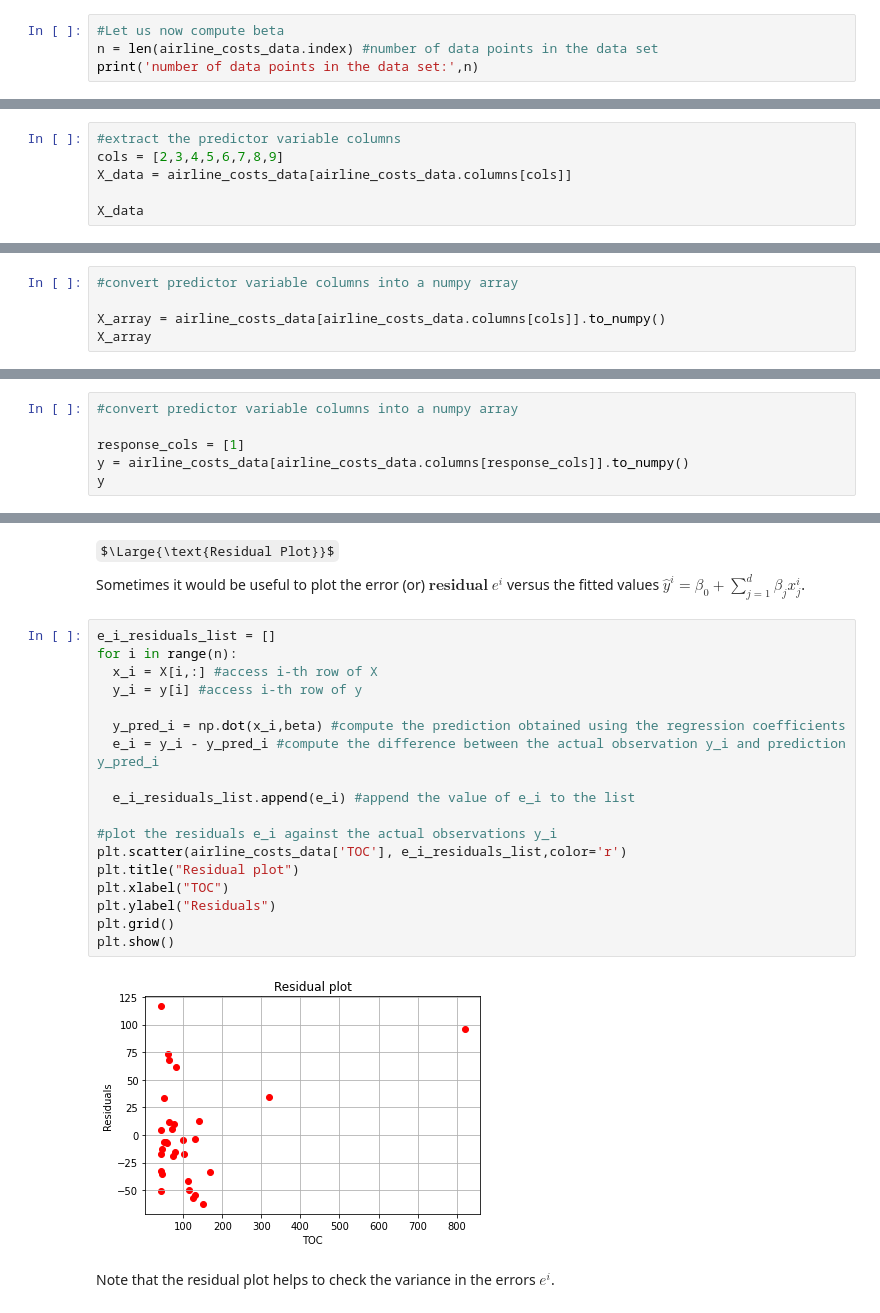
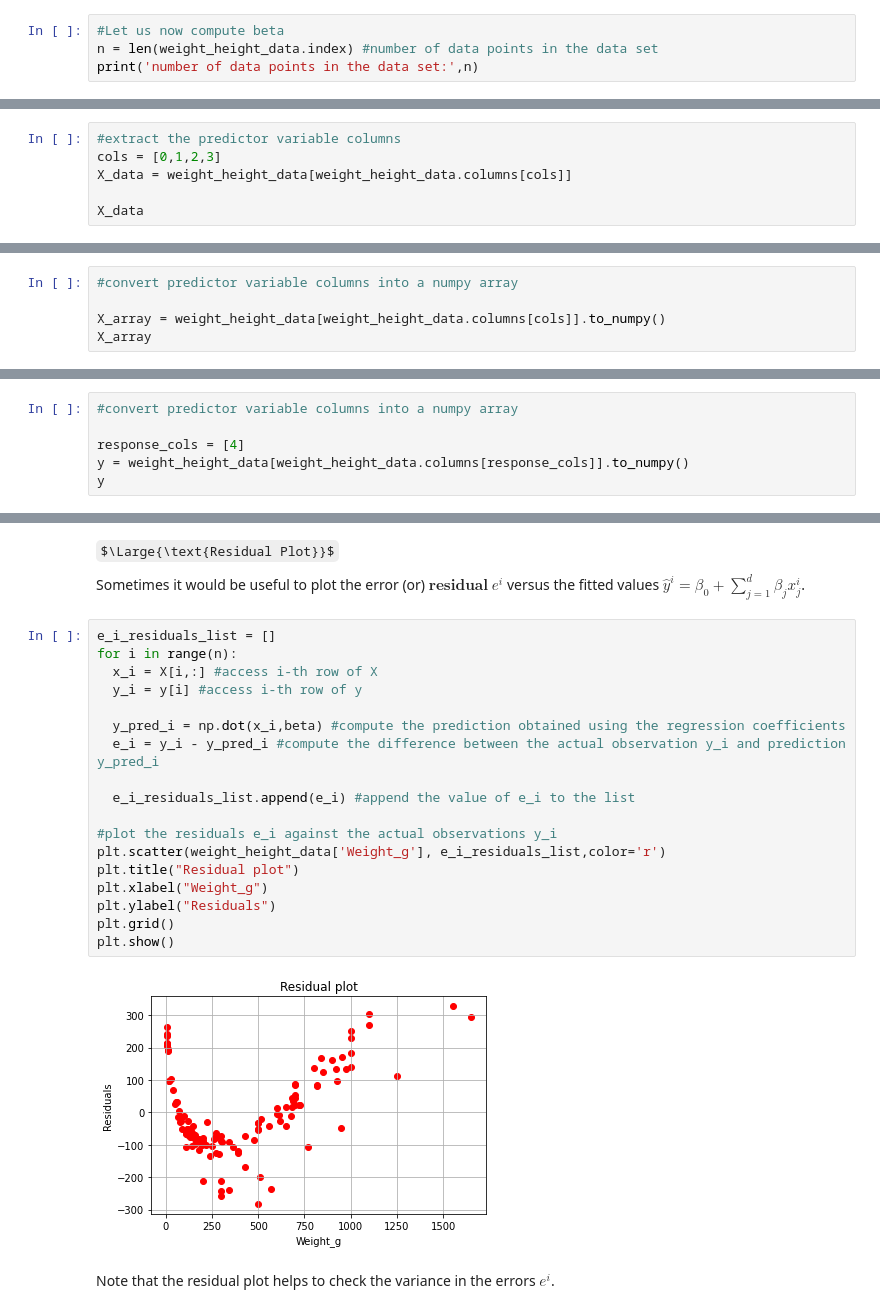
Before and after one commit to arvind-maurya/MachineLearning, a Jupyter notebook: Assignment/AIMLCEP_Q1.ipynb, the cells around one changed output, grey strips where cells are left out. Drawn from its saved outputs; the diff is of its cells as text; some formulas as TeX source.

```diff
--- a/Assignment/AIMLCEP_Q1.ipynb
+++ b/Assignment/AIMLCEP_Q1.ipynb
@@ -246,5 +279,5 @@ $\Large{\text{Computing } \beta \text{ for the airline costs data set}}:$
 # %%
 #Let us now compute beta
-n = len(airline_costs_data.index) #number of data points in the data set
+n = len(weight_height_data.index) #number of data points in the data set
 print('number of data points in the data set:',n)
 # %% [output]
@@ -252,7 +285,7 @@ number of data points in the data set: 31
 # %%
 #extract the predictor variable columns
-cols = [2,3,4,5,6,7,8,9]
-X_data = airline_costs_data[airline_costs_data.columns[cols]]
+cols = [0,1,2,3]
+X_data = weight_height_data[weight_height_data.columns[cols]]
 
 X_data
 # %% [output]
@@ -276,6 +305,6 @@ X_data
 # %%
 #convert predictor variable columns into a numpy array
 
-X_array = airline_costs_data[airline_costs_data.columns[cols]].to_numpy()
+X_array = weight_height_data[weight_height_data.columns[cols]].to_numpy()
 X_array
 # %% [output]
@@ -323,7 +352,7 @@ array([[5.70000e+01, 1.33000e+02, 6.10000e+00, 2.02000e+04, 9.60000e-01,
 # %%
 #convert predictor variable columns into a numpy array
 
-response_cols = [1]
-y = airline_costs_data[airline_costs_data.columns[response_cols]].to_numpy()
+response_cols = [4]
+y = weight_height_data[weight_height_data.columns[response_cols]].to_numpy()
 y
 # %% [output]
@@ -374,23 +400,23 @@ Sometimes it would be useful to plot the error (or) $\textbf{residual}$ $e^i$ ve
 # %%
 e_i_residuals_list = []
 for i in range(n):
   x_i = X[i,:] #access i-th row of X
   y_i = y[i] #access i-th row of y
 
   y_pred_i = np.dot(x_i,beta) #compute the prediction obtained using the regression coefficients
   e_i = y_i - y_pred_i #compute the difference between the actual observation y_i and prediction y_pred_i
 
   e_i_residuals_list.append(e_i) #append the value of e_i to the list
 
 #plot the residuals e_i against the actual observations y_i
-plt.scatter(airline_costs_data['TOC'], e_i_residuals_list,color='r')
+plt.scatter(weight_height_data['Weight_g'], e_i_residuals_list,color='r')
 plt.title("Residual plot")
-plt.xlabel("TOC")
+plt.xlabel("Weight_g")
 plt.ylabel("Residuals")
 plt.grid()
 plt.show()
 # %% [output]
-[figure, old version]
+[figure, new version]
 # %% [markdown]
 Note that the residual plot helps to check the variance in the errors $e^i$.
 # %% [markdown]
```
Also changed, not shown: parts of 17 cells of this notebook.
